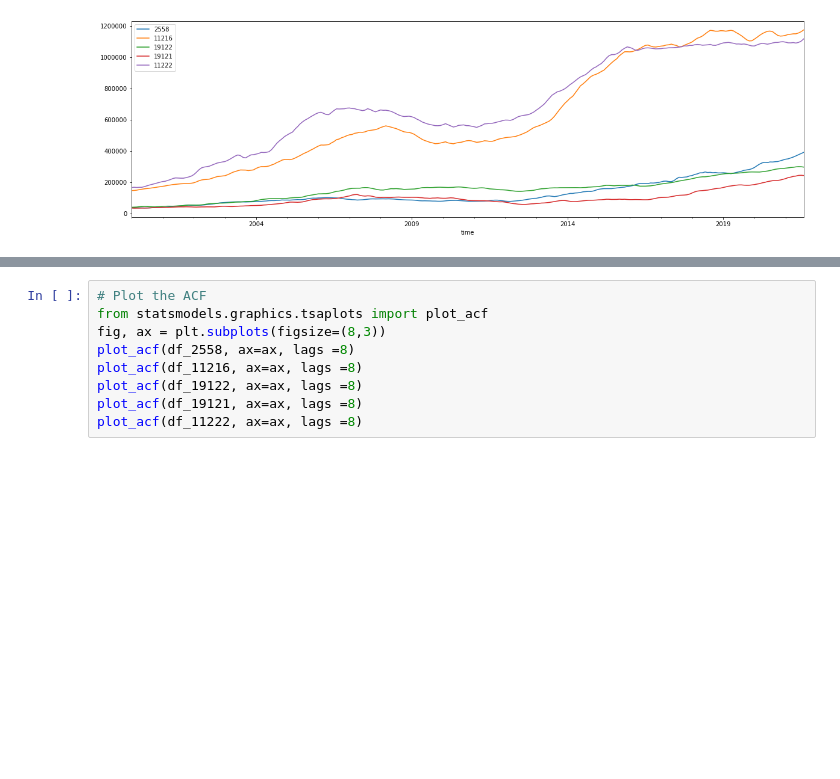
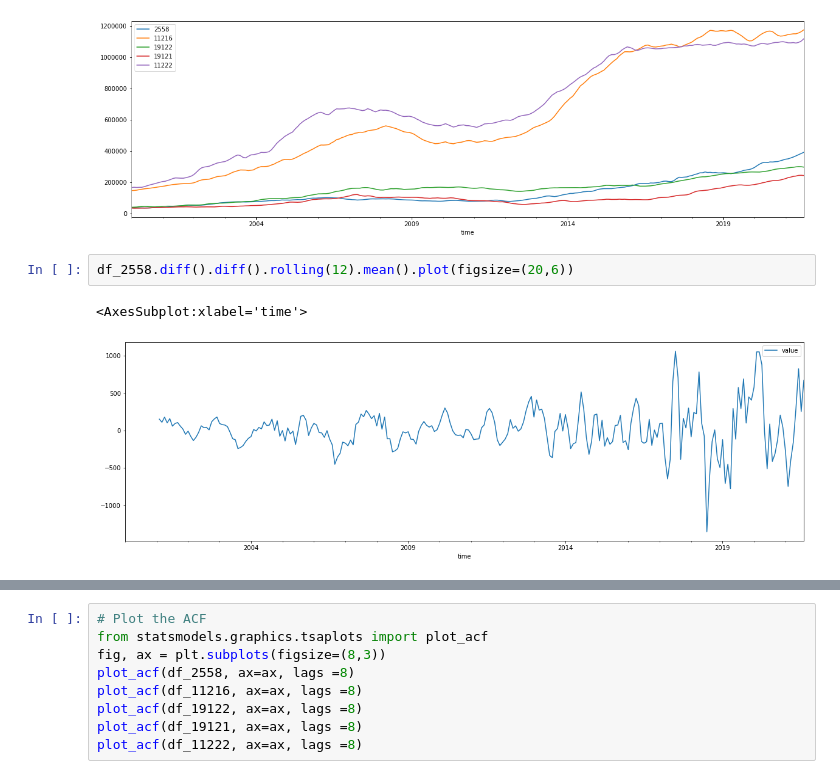
Before and after one commit to soohyunnie/forecasting_real_estate_prices, a Jupyter notebook: Avi_Rubin_Notebook _2.ipynb, the cells around one changed output, grey strips where cells are left out. Drawn from its saved outputs; the diff is of its cells as text; blank space fills up the shorter version.

```diff
--- a/Avi_Rubin_Notebook _2.ipynb
+++ b/Avi_Rubin_Notebook _2.ipynb
@@ -214,3 +214,8 @@ ax.ticklabel_format(useOffset=False, style='plain', axis='y')
 ax.legend(['2558', '11216', '19122', '19121', '11222']);
 # %% [output]
 [figure]
+# %%
+df_2558.diff().diff().rolling(12).mean().plot(figsize=(20,6))
+# %% [output]
+<AxesSubplot:xlabel='time'>
+[figure, added]
```
Also changed, not shown: parts of 45 cells of this notebook, 2 other files.
